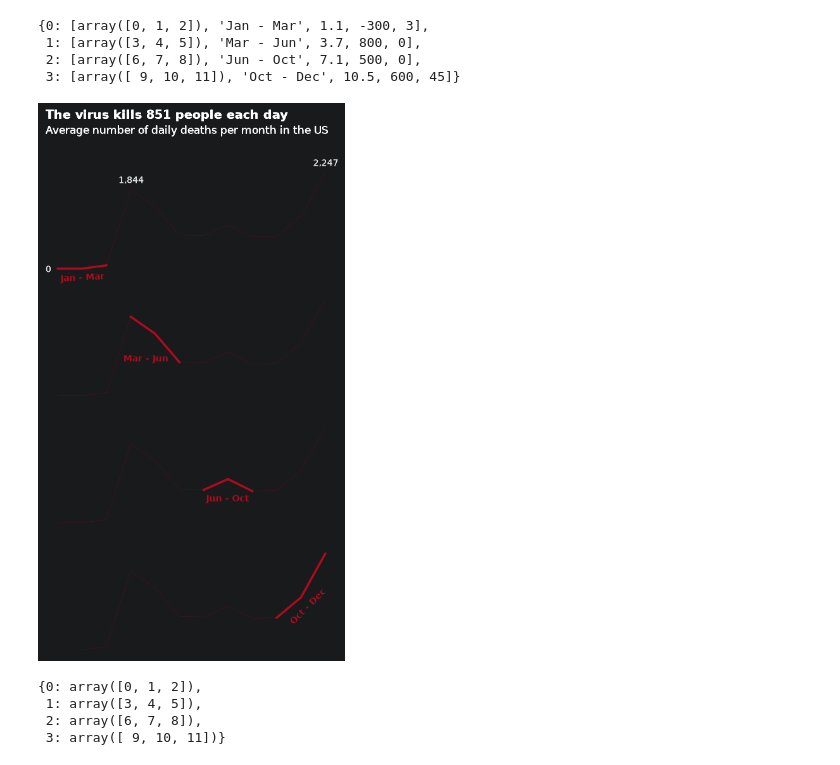
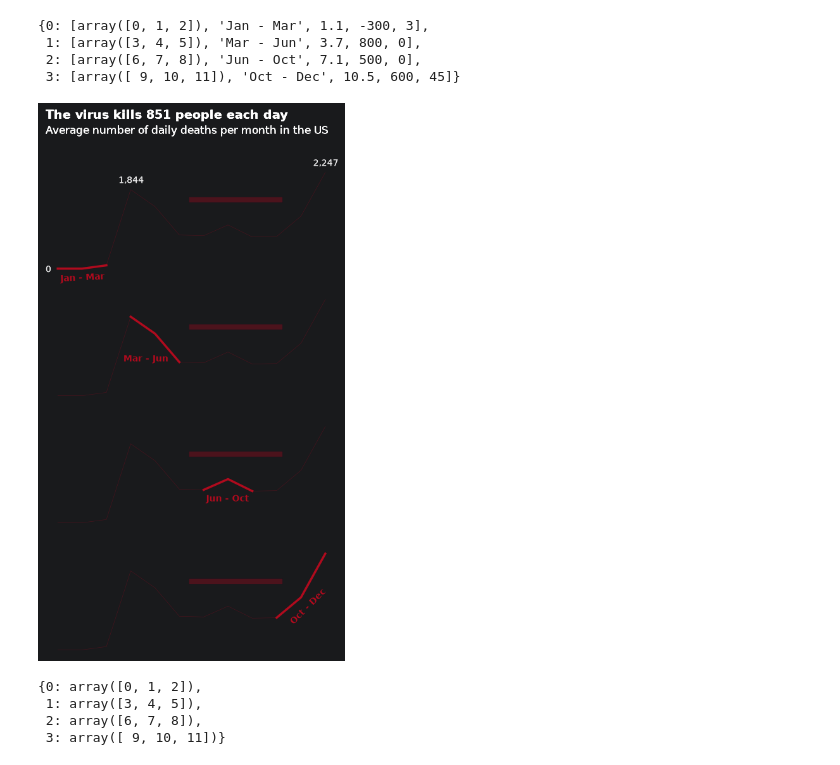
Before and after one commit to dnlsyfq/py_visual, a Jupyter notebook: main.ipynb, the cells around one changed output. Saved outputs shown, nothing was run; the diff lists cells and outputs as text; code cells hidden in the pictures.

```diff
--- a/main.ipynb
+++ b/main.ipynb
@@ -136,23 +136,28 @@ interval_new
 # %%
 fig, axes = plt.subplots(nrows=4,ncols=1,figsize=(6,10))
 
 for idx, val in interval_new.items():
     for location in ['left', 'right', 'top', 'bottom']:
         axes[idx].spines[location].set_visible(False)
     axes[idx].set_xticklabels([])
     axes[idx].set_yticklabels([])
     axes[0].text(0.5,-80,'0',alpha=0.5)
     axes[0].text(3.5,2000,'1,844',alpha=0.5)
     axes[0].text(11.5,2400,'2,247',alpha=0.5)
     axes[0].text(0.5,3500,s='The virus kills 851 people each day',weight='bold', size=14)
     axes[0].text(0.5,3150,s='Average number of daily deaths per month in the US', size=12)
+    axes[0].axhline(y=1600,xmin=0.5,xmax=0.8,linewidth=6,color='#af0b1e',alpha=0.1)
     axes[idx].plot(death_toll['Month'],death_toll['New_deaths'],color='#af0b1e', linewidth=0.5,alpha=0.3)
     axes[idx].plot(death_toll['Month'].iloc[val[0]],death_toll['New_deaths'].iloc[val[0]],color='#af0b1e',linewidth=2.5)
     axes[idx].tick_params(left=False, bottom=False)
     axes[idx].text(val[2],val[3],val[1],color='#af0b1e',weight='bold',rotation=val[4])
+    axes[1].axhline(y=1600,xmin=0.5,xmax=0.8,linewidth=6,color='#af0b1e',alpha=0.1)
+    axes[2].axhline(y=1600,xmin=0.5,xmax=0.8,linewidth=6,color='#af0b1e',alpha=0.1)
+    axes[3].axhline(y=1600,xmin=0.5,xmax=0.8,linewidth=6,color='#af0b1e',alpha=0.1)
+
 plt.show()
 # %% [output]
-[figure, old version]
+[figure, new version]
 # %%
 interval = dict(zip( range(4), np.split(np.array(death_toll['Month'])-1,4) ))
 interval
```
